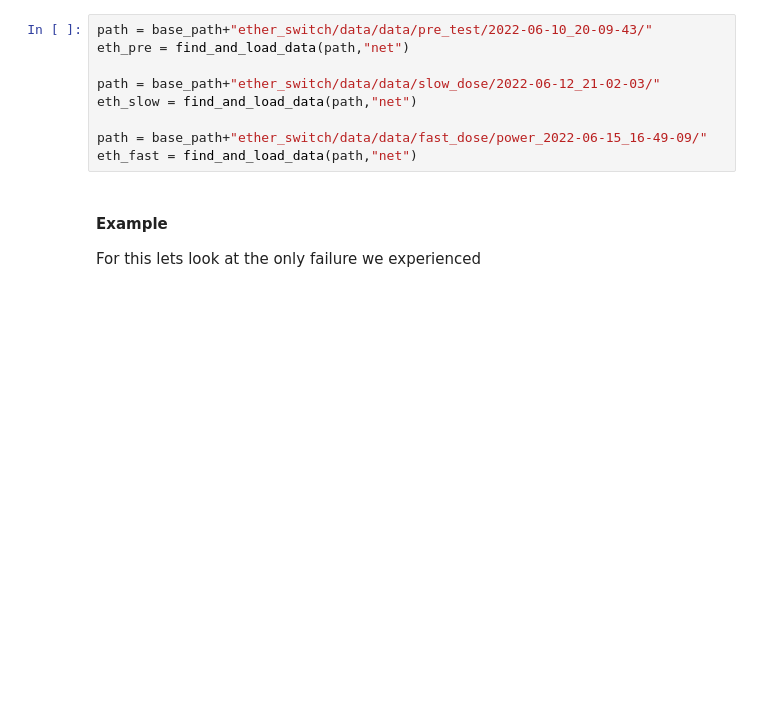
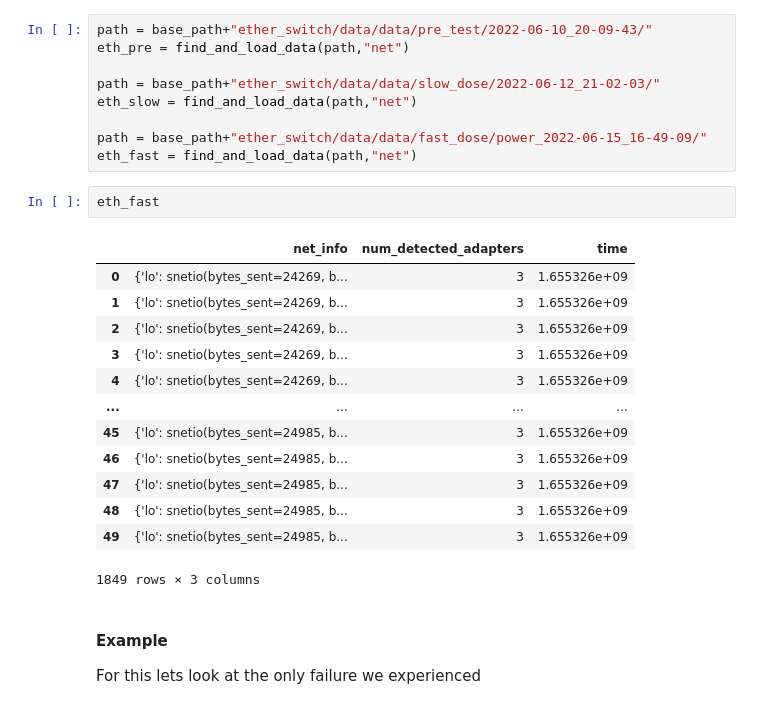
Before and after one commit to ShaabanM/tardigrade, a Jupyter notebook: tardigrade_analysis.ipynb, the cells around one changed output. Drawn from its saved outputs; the diff is of its cells as text; blank space fills up the shorter version.

```diff
--- a/tardigrade_analysis.ipynb
+++ b/tardigrade_analysis.ipynb
@@ -193,6 +193,22 @@ eth_slow = find_and_load_data(path,"net")
 
 path = base_path+"ether_switch/data/data/fast_dose/power_2022-06-15_16-49-09/"
 eth_fast = find_and_load_data(path,"net")
+# %%
+eth_fast
+# %% [output]
+|  | net_info | num_detected_adapters | time |
+| 0 | {'lo': snetio(bytes_sent=24269, b... | 3 | 1.655326e+09 |
+| 1 | {'lo': snetio(bytes_sent=24269, b... | 3 | 1.655326e+09 |
+| 2 | {'lo': snetio(bytes_sent=24269, b... | 3 | 1.655326e+09 |
+| 3 | {'lo': snetio(bytes_sent=24269, b... | 3 | 1.655326e+09 |
+| 4 | {'lo': snetio(bytes_sent=24269, b... | 3 | 1.655326e+09 |
+| ... | ... | ... | ... |
+| 45 | {'lo': snetio(bytes_sent=24985, b... | 3 | 1.655326e+09 |
+| 46 | {'lo': snetio(bytes_sent=24985, b... | 3 | 1.655326e+09 |
+| 47 | {'lo': snetio(bytes_sent=24985, b... | 3 | 1.655326e+09 |
+| 48 | {'lo': snetio(bytes_sent=24985, b... | 3 | 1.655326e+09 |
+| 49 | {'lo': snetio(bytes_sent=24985, b... | 3 | 1.655326e+09 |
+1849 rows × 3 columns
 # %% [markdown]
 #### Example
 For this lets look at the only failure we experienced
```
Also changed, not shown: parts of 8 cells of this notebook.
